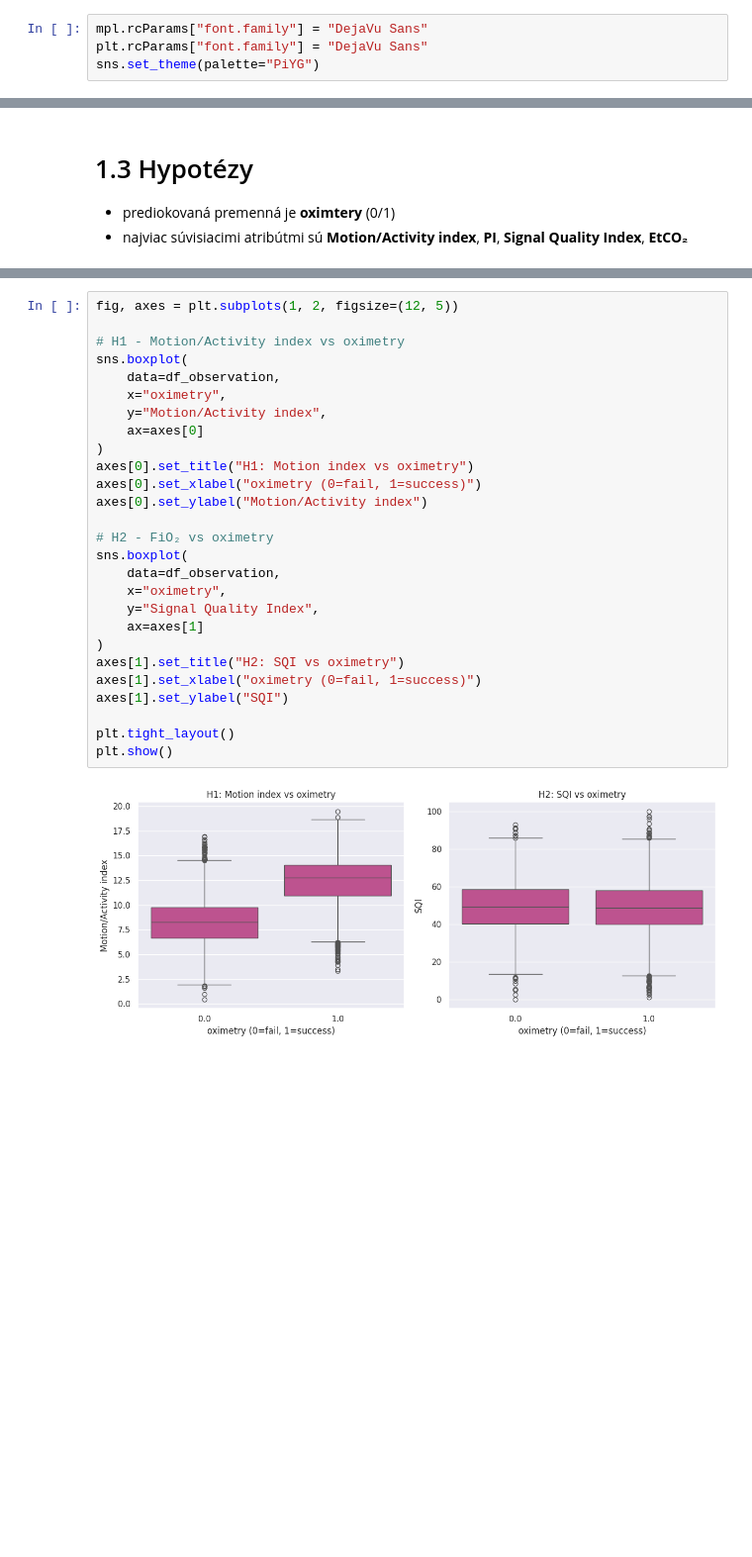
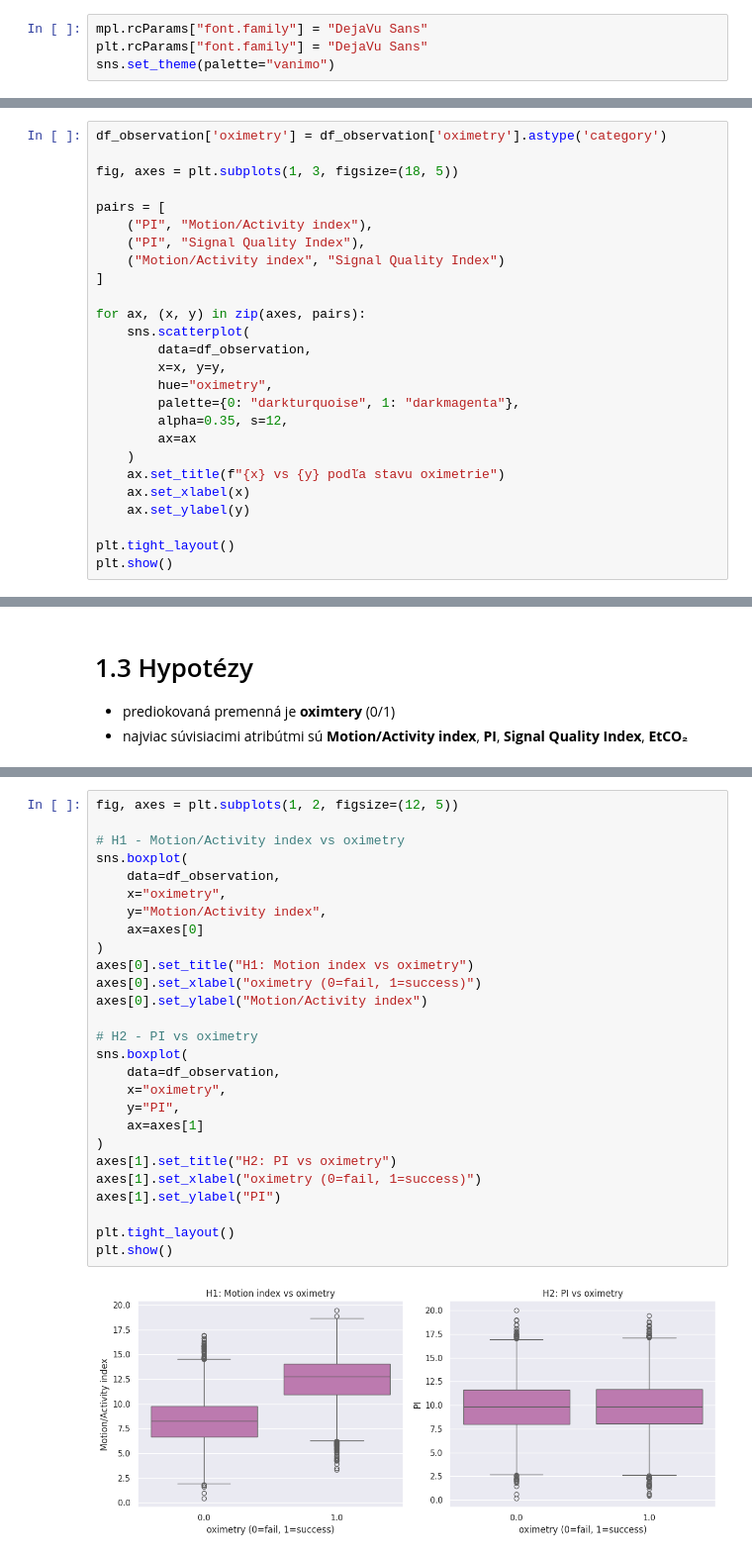
Before and after one commit to johannatilesova/IAU-project, a Jupyter notebook: phase1_TilesovaPecenka.ipynb, the cells around one changed output, grey strips where cells are left out. Shown at 99% size. Saved outputs shown, nothing was run; the diff lists cells and outputs as text; blank space fills up the shorter version.

```diff
--- a/phase1_TilesovaPecenka.ipynb
+++ b/phase1_TilesovaPecenka.ipynb
@@ -15,7 +15,7 @@ import scipy.stats as stats
 # %%
 mpl.rcParams["font.family"] = "DejaVu Sans"
 plt.rcParams["font.family"] = "DejaVu Sans"
-sns.set_theme(palette="PiYG")
+sns.set_theme(palette="vanimo")
 # %% [markdown]
 ### Načítanie dát do premenných
 # %%
@@ -663,0 +719,26 @@ plt.show()
+# %%
+df_observation['oximetry'] = df_observation['oximetry'].astype('category')
+
+fig, axes = plt.subplots(1, 3, figsize=(18, 5))
+
+pairs = [
+    ("PI", "Motion/Activity index"),
+    ("PI", "Signal Quality Index"),
+    ("Motion/Activity index", "Signal Quality Index")
+]
+
+for ax, (x, y) in zip(axes, pairs):
+    sns.scatterplot(
+        data=df_observation,
+        x=x, y=y,
+        hue="oximetry",
+        palette={0: "darkturquoise", 1: "darkmagenta"},
+        alpha=0.35, s=12,
+        ax=ax
+    )
+    ax.set_title(f"{x} vs {y} podľa stavu oximetrie")
+    ax.set_xlabel(x)
+    ax.set_ylabel(y)
+
+plt.tight_layout()
+plt.show()
@@ -1140,29 +1247,29 @@ plt.show()
 # %%
 fig, axes = plt.subplots(1, 2, figsize=(12, 5))
 
 # H1 - Motion/Activity index vs oximetry
 sns.boxplot(
     data=df_observation,
     x="oximetry",
     y="Motion/Activity index",
     ax=axes[0]
 )
 axes[0].set_title("H1: Motion index vs oximetry")
 axes[0].set_xlabel("oximetry (0=fail, 1=success)")
 axes[0].set_ylabel("Motion/Activity index")
 
-# H2 - FiO₂ vs oximetry
+# H2 - PI vs oximetry
 sns.boxplot(
     data=df_observation,
     x="oximetry",
-    y="Signal Quality Index",
+    y="PI",
     ax=axes[1]
 )
-axes[1].set_title("H2: SQI vs oximetry")
+axes[1].set_title("H2: PI vs oximetry")
 axes[1].set_xlabel("oximetry (0=fail, 1=success)")
-axes[1].set_ylabel("SQI")
+axes[1].set_ylabel("PI")
 
 plt.tight_layout()
 plt.show()
 # %% [output]
-[figure, old version]
+[figure, new version]
```
Also changed, not shown: parts of 21 cells of this notebook, 1 other file.
